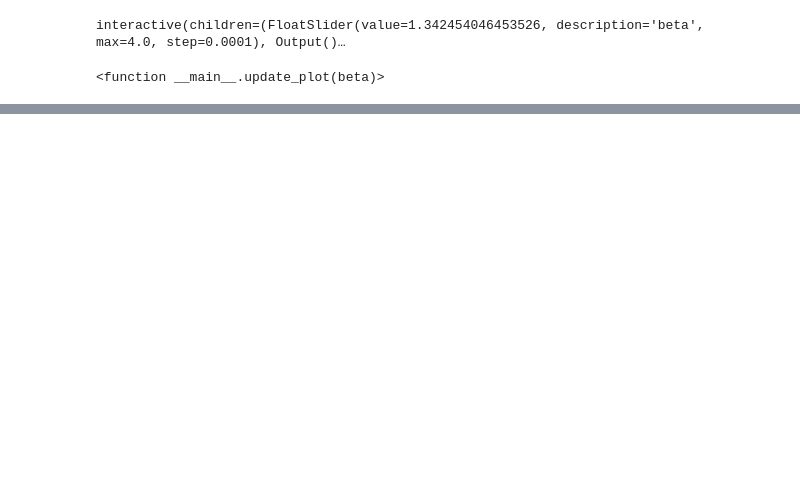
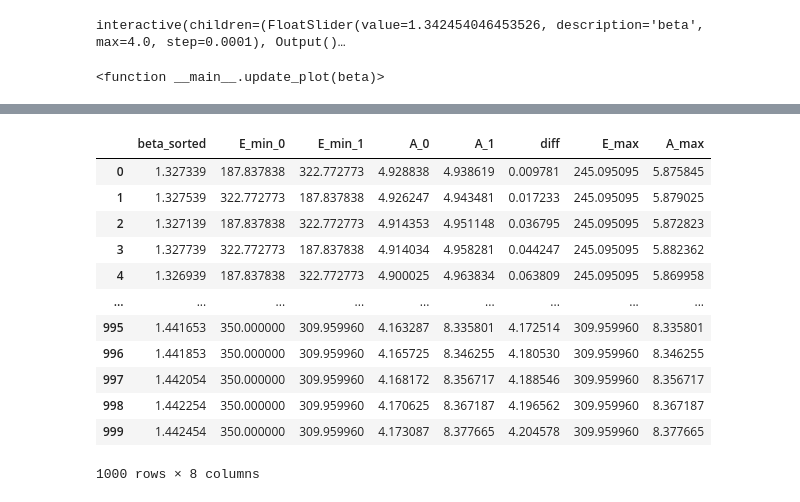
Before and after one commit to joaopedrobiu6/WangLandau_LeeKosterlitz, a Jupyter notebook: WangLandau/DataAnalysis.ipynb, the cells around one changed output, grey strips where cells are left out. Drawn from its saved outputs; the diff is of its cells as text; code cells hidden in the pictures; blank space fills up the shorter version.

```diff
--- a/WangLandau/DataAnalysis.ipynb
+++ b/WangLandau/DataAnalysis.ipynb
@@ -149,0 +163,16 @@ plt.show()
+# %%
+beta_df
+# %% [output]
+|  | beta_sorted | E_min_0 | E_min_1 | A_0 | A_1 | diff | E_max | A_max |
+| 0 | 1.327339 | 187.837838 | 322.772773 | 4.928838 | 4.938619 | 0.009781 | 245.095095 | 5.875845 |
+| 1 | 1.327539 | 322.772773 | 187.837838 | 4.926247 | 4.943481 | 0.017233 | 245.095095 | 5.879025 |
+| 2 | 1.327139 | 187.837838 | 322.772773 | 4.914353 | 4.951148 | 0.036795 | 245.095095 | 5.872823 |
+| 3 | 1.327739 | 322.772773 | 187.837838 | 4.914034 | 4.958281 | 0.044247 | 245.095095 | 5.882362 |
+| 4 | 1.326939 | 187.837838 | 322.772773 | 4.900025 | 4.963834 | 0.063809 | 245.095095 | 5.869958 |
+| ... | ... | ... | ... | ... | ... | ... | ... | ... |
+| 995 | 1.441653 | 350.000000 | 309.959960 | 4.163287 | 8.335801 | 4.172514 | 309.959960 | 8.335801 |
+| 996 | 1.441853 | 350.000000 | 309.959960 | 4.165725 | 8.346255 | 4.180530 | 309.959960 | 8.346255 |
+| 997 | 1.442054 | 350.000000 | 309.959960 | 4.168172 | 8.356717 | 4.188546 | 309.959960 | 8.356717 |
+| 998 | 1.442254 | 350.000000 | 309.959960 | 4.170625 | 8.367187 | 4.196562 | 309.959960 | 8.367187 |
+| 999 | 1.442454 | 350.000000 | 309.959960 | 4.173087 | 8.377665 | 4.204578 | 309.959960 | 8.377665 |
+1000 rows × 8 columns
```
Also changed, not shown: parts of 14 cells of this notebook, 10 other files.
